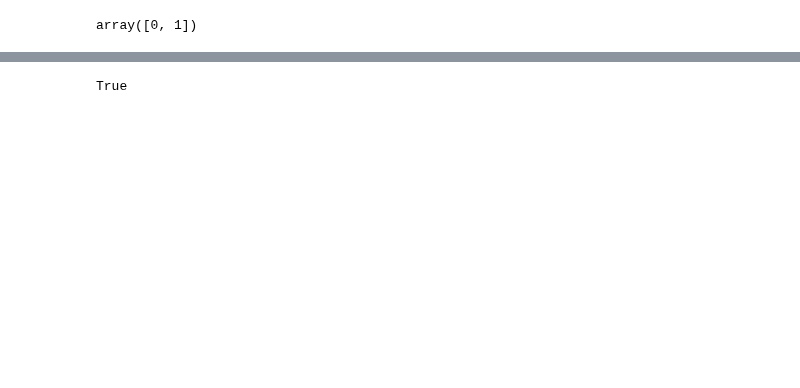
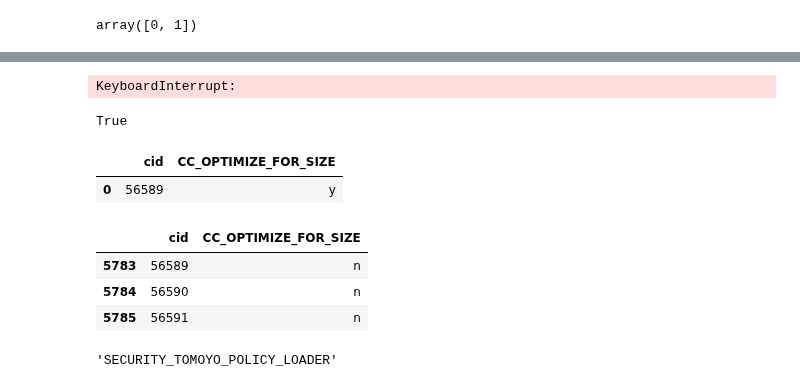
Before and after one commit to garandria/ProjetIrma, a Jupyter notebook: csv_kernels/TUXML-basic.ipynb, the cells around one changed output, grey strips where cells are left out. Saved outputs shown, nothing was run; the diff lists cells and outputs as text; code cells hidden in the pictures; blank space fills up the shorter version.

```diff
--- a/csv_kernels/TUXML-basic.ipynb
+++ b/csv_kernels/TUXML-basic.ipynb
@@ -397,3 +422,10 @@ tuxdata_reduced.shape, tuxdata.shape
+# %%
+lass = SelectFromModel(LassoCV(tol = 0.001))
+lass.fit(X_train, y_train)
+tuxdata_reduced_lass = lass.transform(tuxdata.drop(columns=size_methods))
+tuxdata_reduced_lass.shape, tuxdata.shape
+# %% [output]
+KeyboardInterrupt:
 # %%
 ft_vals = ['y', 'n']
 tri_state_values = ['y', 'n', 'm']
@@ -411,0 +446,16 @@ True
+# %%
+provisoire[['cid','CC_OPTIMIZE_FOR_SIZE']]
+# %% [output]
+|  | cid | CC_OPTIMIZE_FOR_SIZE |
+| 0 | 56589 | y |
+# %%
+rawtuxdata[rawtuxdata['vmlinux'] == 1168072][['cid', 'CC_OPTIMIZE_FOR_SIZE']]
+# %% [output]
+|  | cid | CC_OPTIMIZE_FOR_SIZE |
+| 5783 | 56589 | n |
+| 5784 | 56590 | n |
+| 5785 | 56591 | n |
+# %%
+rawtuxdata.columns[6015] #Columns (1150,6015,6026,7676,7726)
+# %% [output]
+'SECURITY_TOMOYO_POLICY_LOADER'
```
Also changed, not shown: parts of 13 cells of this notebook, 2 other files.
